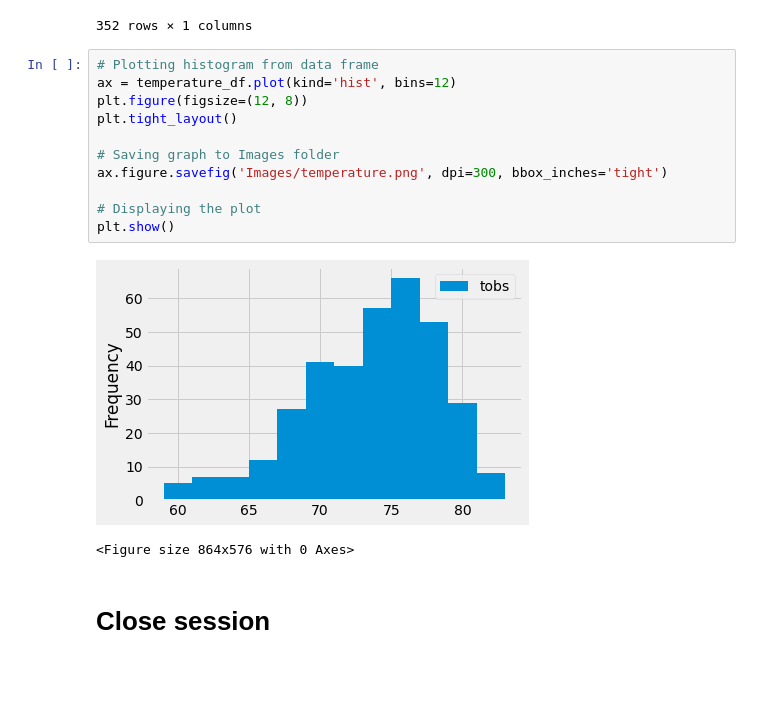
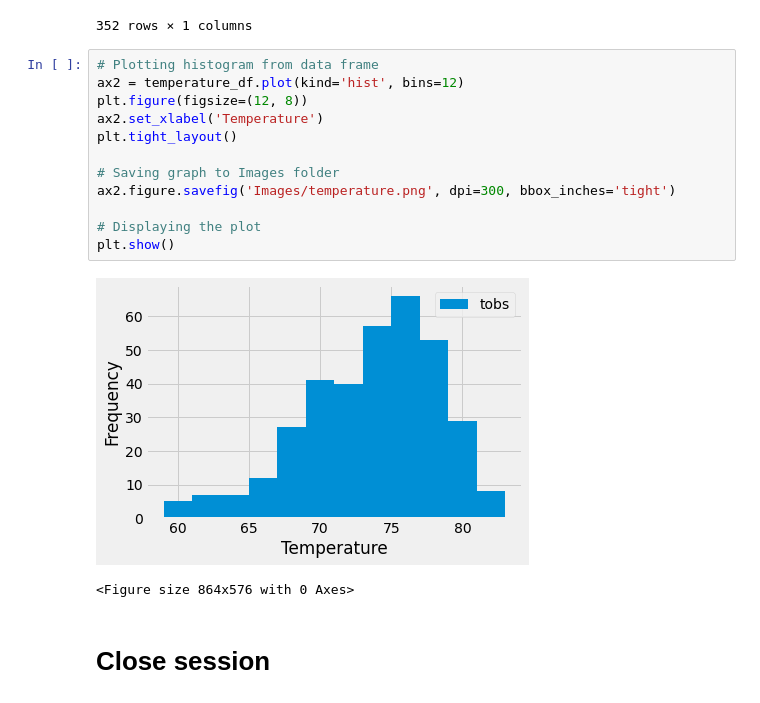
Before and after one commit to KevinMosweu/sqlalchemy-challenge, a Jupyter notebook: SurfsUp/climate_analysis.ipynb, the cells around one changed output. Cells and saved outputs as stored; diff of their text form; blank space fills up the shorter version.

```diff
--- a/SurfsUp/climate_analysis.ipynb
+++ b/SurfsUp/climate_analysis.ipynb
@@ -257,17 +257,18 @@ temperature_df
 352 rows × 1 columns
 # %%
 # Plotting histogram from data frame
-ax = temperature_df.plot(kind='hist', bins=12)
+ax2 = temperature_df.plot(kind='hist', bins=12)
 plt.figure(figsize=(12, 8))
+ax2.set_xlabel('Temperature')
 plt.tight_layout()
 
 # Saving graph to Images folder
-ax.figure.savefig('Images/temperature.png', dpi=300, bbox_inches='tight')
+ax2.figure.savefig('Images/temperature.png', dpi=300, bbox_inches='tight')
 
 # Displaying the plot
 plt.show()
 # %% [output]
-[figure, old version]
+[figure, new version]
 <Figure size 864x576 with 0 Axes>
 # %% [markdown]
 # Close session
```
Also changed, not shown: 1 other file.
